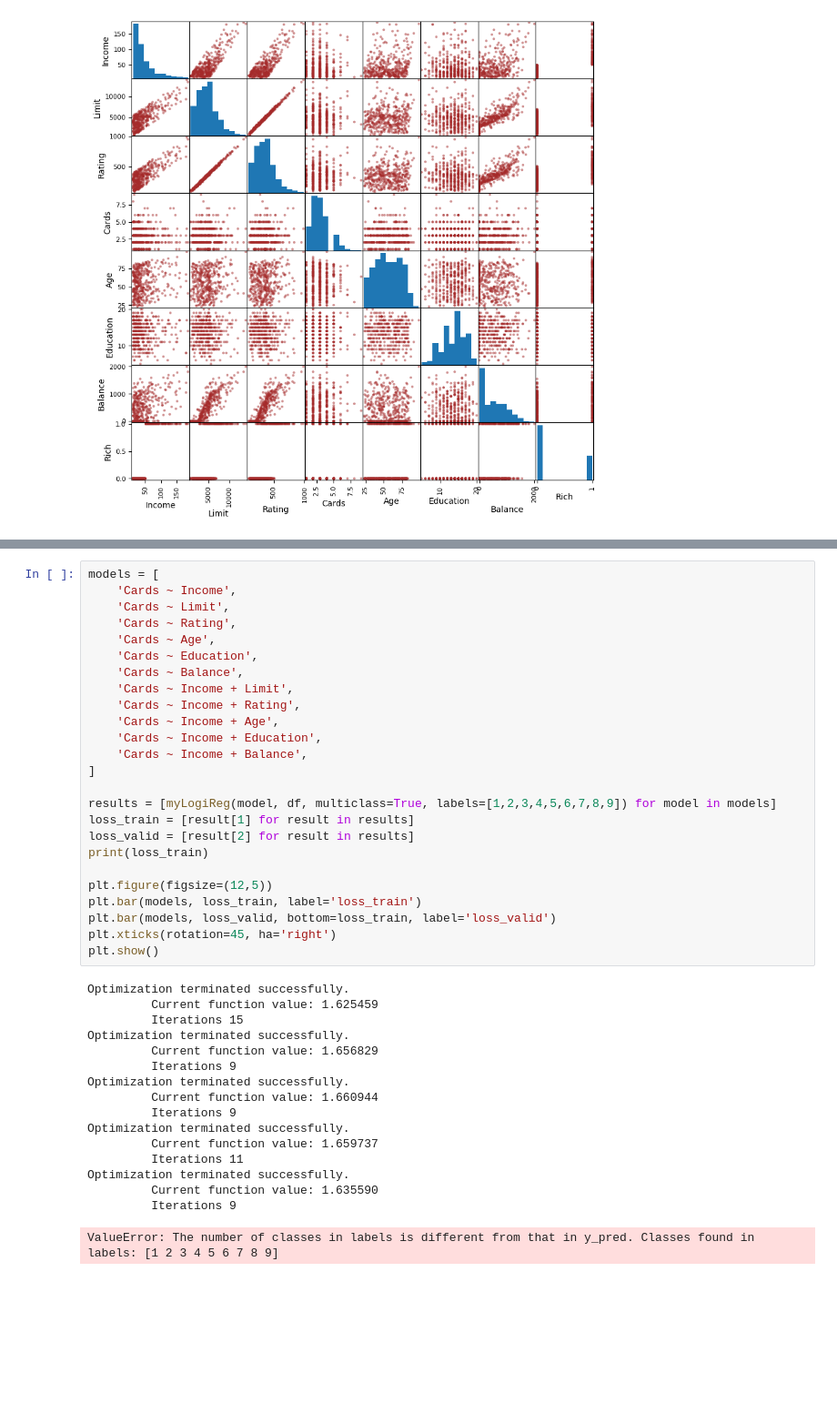
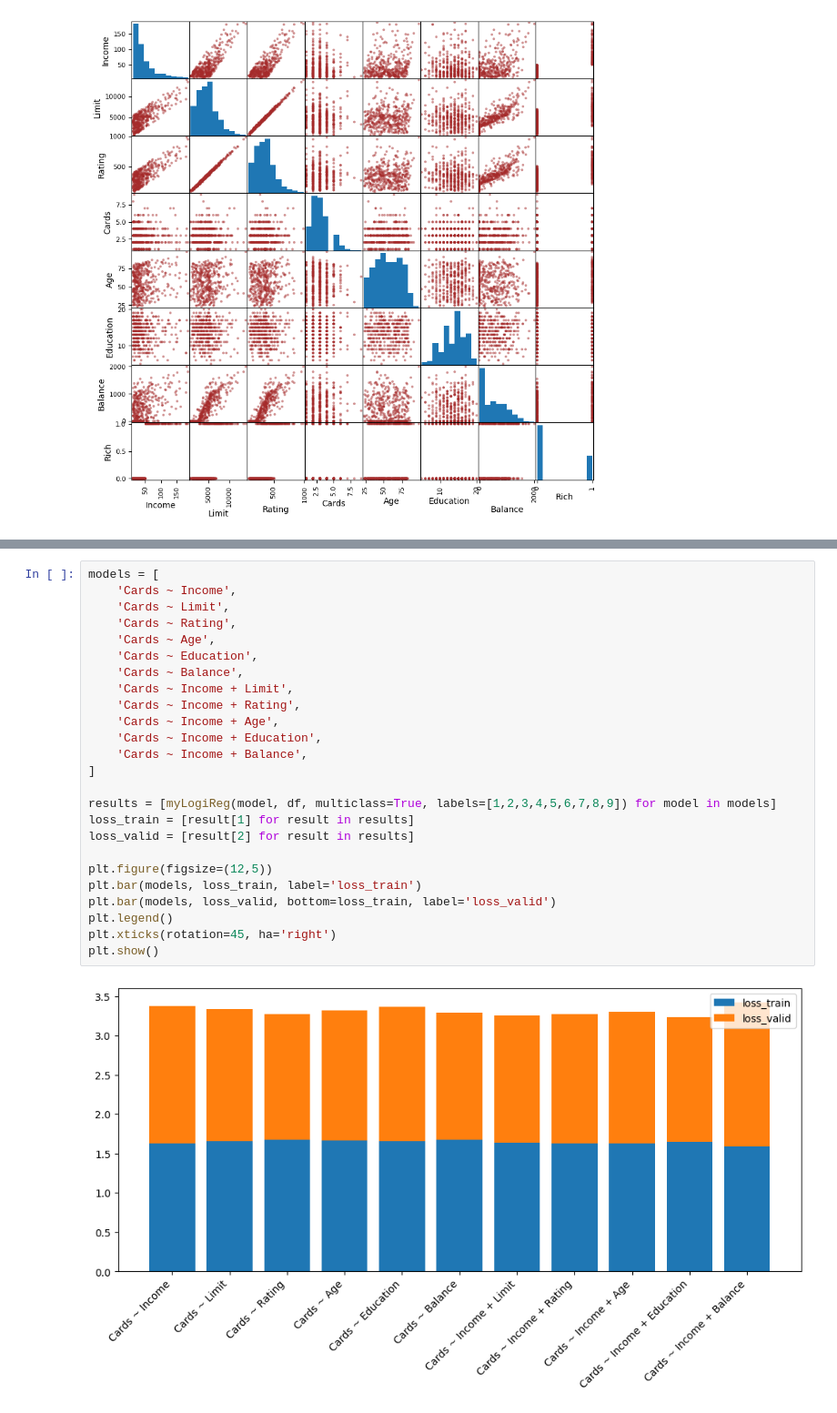
Before and after one commit to pucikplay/DM, a Jupyter notebook: L4/ex12.ipynb, the cells around one changed output, grey strips where cells are left out. Shown at 91% size. Saved outputs shown, nothing was run; the diff lists cells and outputs as text; blank space fills up the shorter version.

```diff
--- a/L4/ex12.ipynb
+++ b/L4/ex12.ipynb
@@ -140,42 +142,27 @@ Optimization terminated successfully.
 # %%
 models = [
     'Cards ~ Income',
     'Cards ~ Limit',
     'Cards ~ Rating',
     'Cards ~ Age',
     'Cards ~ Education',
     'Cards ~ Balance',
     'Cards ~ Income + Limit',
     'Cards ~ Income + Rating',
     'Cards ~ Income + Age',
     'Cards ~ Income + Education',
     'Cards ~ Income + Balance',
 ]
 
 results = [myLogiReg(model, df, multiclass=True, labels=[1,2,3,4,5,6,7,8,9]) for model in models]
 loss_train = [result[1] for result in results]
 loss_valid = [result[2] for result in results]
-print(loss_train)
 
 plt.figure(figsize=(12,5))
 plt.bar(models, loss_train, label='loss_train')
 plt.bar(models, loss_valid, bottom=loss_train, label='loss_valid')
+plt.legend()
 plt.xticks(rotation=45, ha='right')
 plt.show()
 # %% [output]
-Optimization terminated successfully.
-         Current function value: 1.625459
-         Iterations 15
-Optimization terminated successfully.
-         Current function value: 1.656829
-         Iterations 9
-Optimization terminated successfully.
-         Current function value: 1.660944
-         Iterations 9
-Optimization terminated successfully.
-         Current function value: 1.659737
-         Iterations 11
-Optimization terminated successfully.
-         Current function value: 1.635590
-         Iterations 9
-ValueError: The number of classes in labels is different from that in y_pred. Classes found in labels: [1 2 3 4 5 6 7 8 9]
+[figure, added]
```
Also changed, not shown: parts of 1 cell of this notebook.
